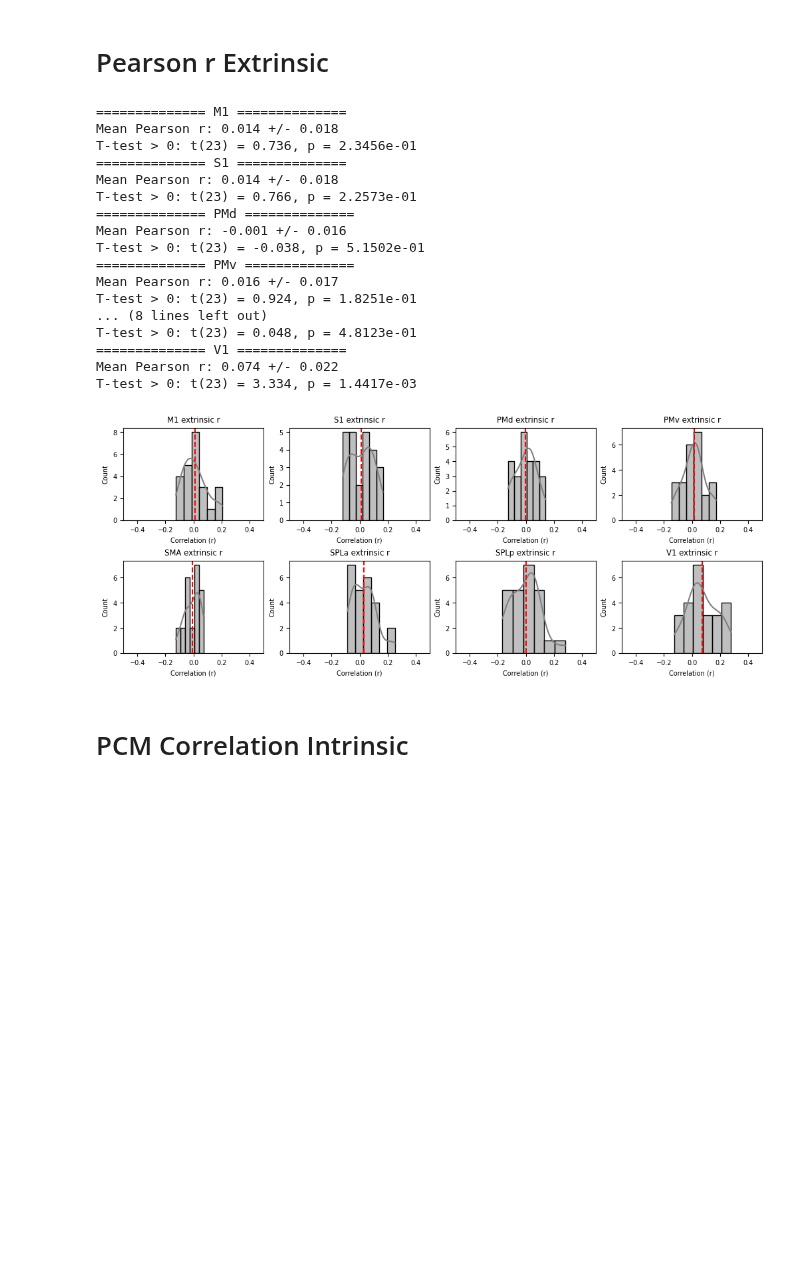
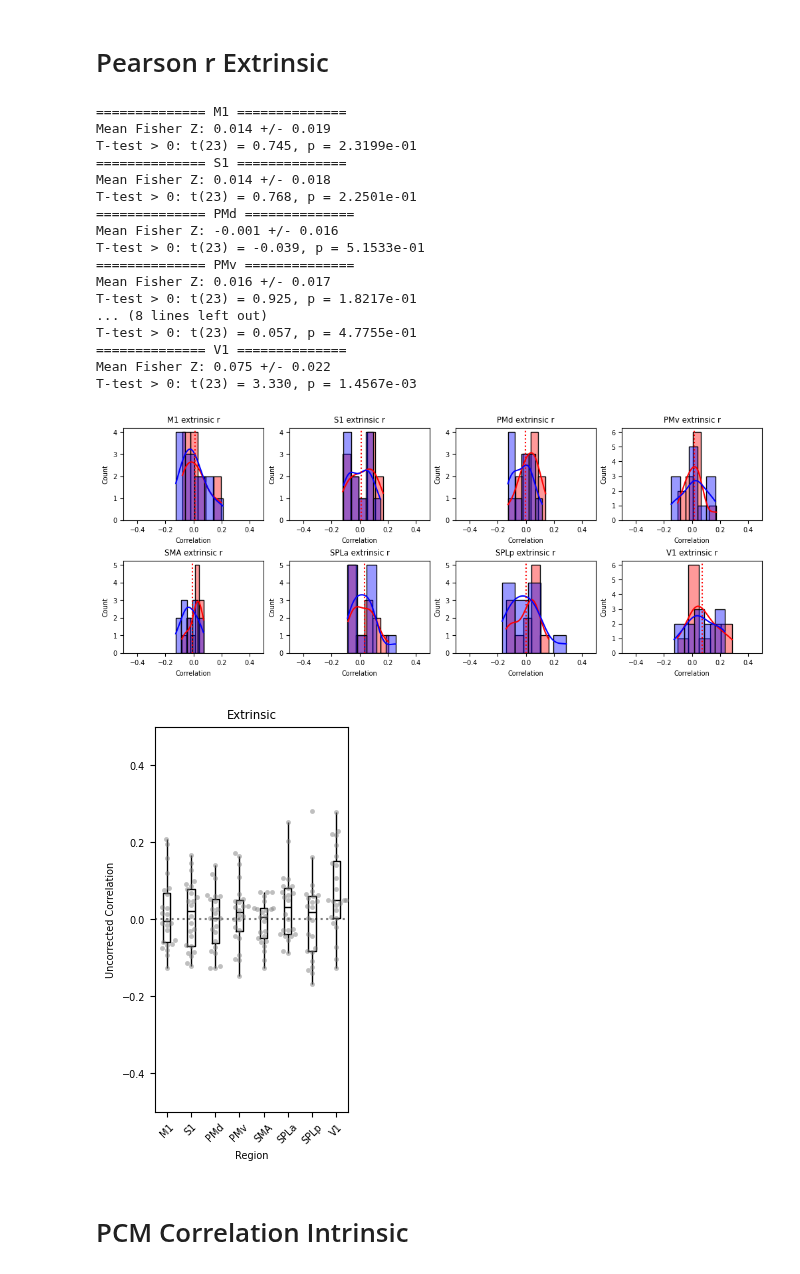
Before and after one commit to alighavam/bimanual_wrist, a Jupyter notebook: notebooks_mri/correlation_unimanual.ipynb, the cells around one changed output. Drawn from its saved outputs; the diff is of its cells as text; code cells hidden in the pictures; blank space fills up the shorter version.

```diff
--- a/notebooks_mri/correlation_unimanual.ipynb
+++ b/notebooks_mri/correlation_unimanual.ipynb
@@ -144,6 +167,7 @@ T-test > 0: t(23) = 4.891, p = 3.0561e-05
 # Pearson r Extrinsic
 # %%
 regions = ['M1','S1','PMd','PMv','SMA','SPLa','SPLp','V1']
+df = {'region':[], 'r':[], 'fisher_Z':[]}
 
 fig, axes = plt.subplots(2, len(regions)//2, figsize=(10,4), constrained_layout=True)
 for region in regions:
@@ -155,6 +179,7 @@ for region in regions:
 
     N = len(Y)
     r = []
+    fisher_Z = []
     for i in range(N):
         measurements = Y[i].measurements
         cond_vec = Y[i].obs_descriptors['cond_vec']
@@ -181,50 +206,70 @@ for region in regions:
         # get the ipsi conditions:
         y_ipsi_avg = averaged_patterns[6:12, :]
         # remove mean across conditions:
         y_ipsi_avg = y_ipsi_avg - y_ipsi_avg.mean(axis=0)
         # flatten the averaged patterns:
         y_ipsi_vec = y_ipsi_avg.flatten()
 
         # concatenate the contra and ipsi patterns:
         r.append(np.corrcoef(y_contra_vec, y_ipsi_vec)[0,1])
+        fisher_Z.append(np.arctanh(r[-1]))
 
 
     r = np.array(r)
+    fisher_Z = np.array(fisher_Z)
+    df['region'].extend([region] * len(r))
+    df['r'].extend(r)
+    df['fisher_Z'].extend(fisher_Z)
     print(f'============== {region} ==============')
-    print(f'Mean Pearson r: {np.mean(r):.3f} +/- {stats.sem(r):.3f}')
+    print(f'Mean Fisher Z: {np.mean(fisher_Z):.3f} +/- {stats.sem(fisher_Z):.3f}')
 
     # t-test > 0:
-    t_stat, p_val = stats.ttest_1samp(r, 0, alternative='greater')
+    t_stat, p_val = stats.ttest_1samp(fisher_Z, 0, alternative='greater')
     print(f'T-test > 0: t({N-1}) = {t_stat:.3f}, p = {p_val:.4e}')
 
     # distribution of r:
     ax = axes.flatten()[regions.index(region)]
-    sns.histplot(r, kde=True, color='gray', ax=ax)
-    ax.axvline(np.mean(r), color='red', linestyle='--', label='Mean r')
-    ax.set_xlabel('Correlation (r)')
+    sns.histplot(fisher_Z[0:12], kde=True, color='red', alpha=0.4, ax=ax)
+    sns.histplot(fisher_Z[12:24], kde=True, color='blue', alpha=0.4, ax=ax)
+    ax.axvline(np.mean(fisher_Z), color='red', linestyle=':')
+    ax.set_xlabel('Correlation')
     ax.set_ylabel('Count')
     ax.set_title(f'{region} extrinsic r')
     ax.set_xlim(-0.5,0.5)
 plt.show()
+
+# boxplot:
+plt.figure(figsize=(2.5,5))
+plt.axhline(0, color='gray', linestyle=':')
+sns.swarmplot(x='region', y='r', data=df, color='gray', size=3.5, alpha=0.5)
+sns.boxplot(x='region', y='r', data=df, width=0.3, color='k', fill=False, showcaps=False, linewidth=1, fliersize=0)
+plt.xlabel('Region')
+plt.ylabel('Uncorrected Correlation')
+plt.title('Extrinsic')
+plt.ylim(-0.5,0.5)
+# rotate x-tick labels:
+plt.xticks(rotation=45)
+plt.show()
 # %% [output]
 ============== M1 ==============
-Mean Pearson r: 0.014 +/- 0.018
-T-test > 0: t(23) = 0.736, p = 2.3456e-01
+Mean Fisher Z: 0.014 +/- 0.019
+T-test > 0: t(23) = 0.745, p = 2.3199e-01
 ============== S1 ==============
-Mean Pearson r: 0.014 +/- 0.018
-T-test > 0: t(23) = 0.766, p = 2.2573e-01
+Mean Fisher Z: 0.014 +/- 0.018
+T-test > 0: t(23) = 0.768, p = 2.2501e-01
 ============== PMd ==============
-Mean Pearson r: -0.001 +/- 0.016
-T-test > 0: t(23) = -0.038, p = 5.1502e-01
+Mean Fisher Z: -0.001 +/- 0.016
+T-test > 0: t(23) = -0.039, p = 5.1533e-01
 ============== PMv ==============
-Mean Pearson r: 0.016 +/- 0.017
-T-test > 0: t(23) = 0.924, p = 1.8251e-01
+Mean Fisher Z: 0.016 +/- 0.017
+T-test > 0: t(23) = 0.925, p = 1.8217e-01
 ... (8 lines left out)
-T-test > 0: t(23) = 0.048, p = 4.8123e-01
+T-test > 0: t(23) = 0.057, p = 4.7755e-01
 ============== V1 ==============
-Mean Pearson r: 0.074 +/- 0.022
-T-test > 0: t(23) = 3.334, p = 1.4417e-03
+Mean Fisher Z: 0.075 +/- 0.022
+T-test > 0: t(23) = 3.330, p = 1.4567e-03
-[figure, old version]
+[figure, new version]
+[figure, added]
 # %% [markdown]
 # PCM Correlation Intrinsic
 # %%
```
Also changed, not shown: parts of 9 cells of this notebook, 7 other files.
